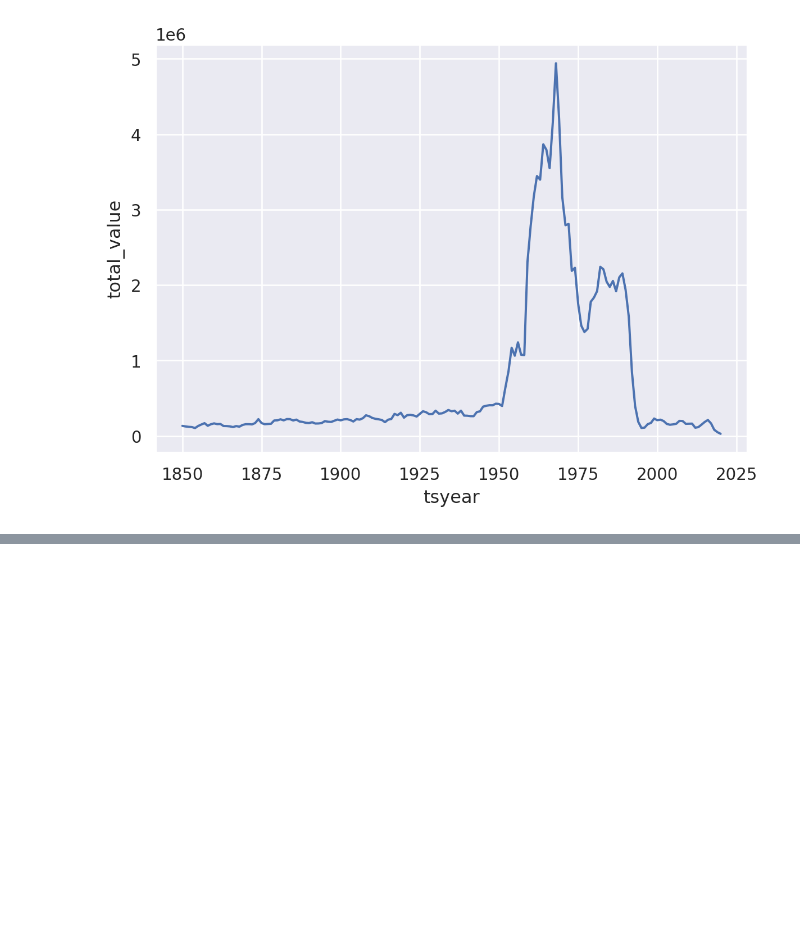
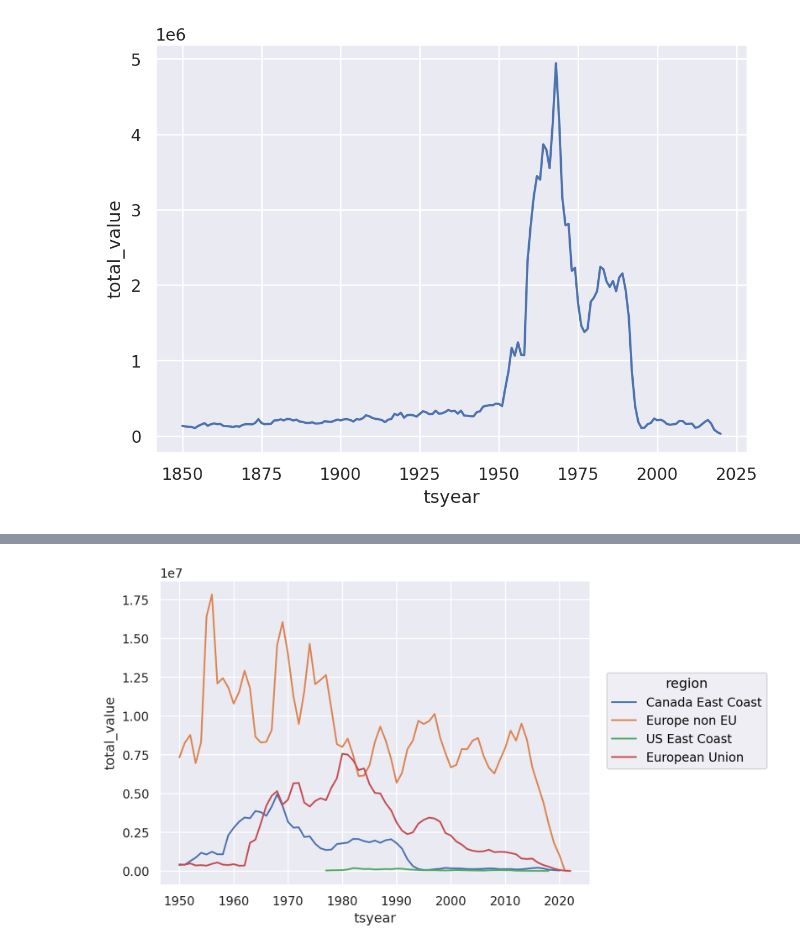
Before and after one commit to espm-288/fish-fishy-fish, a Jupyter notebook: notebook.ipynb, the cells around one changed output, grey strips where cells are left out. Drawn from its saved outputs; the diff is of its cells as text; code cells hidden in the pictures; blank space fills up the shorter version.

```diff
--- a/notebook.ipynb
+++ b/notebook.ipynb
@@ -157,0 +192,6 @@ We seek to replicate the temporal trend in stock declines shown in [Worm et al 2
+# %%
+(so.Plot(data = cod_year, x = "tsyear", y = "total_value", color = "region")
+    .add(so.Line())
+    )
+# %% [output]
+[figure, added]
```
Also changed, not shown: parts of 8 cells of this notebook.
